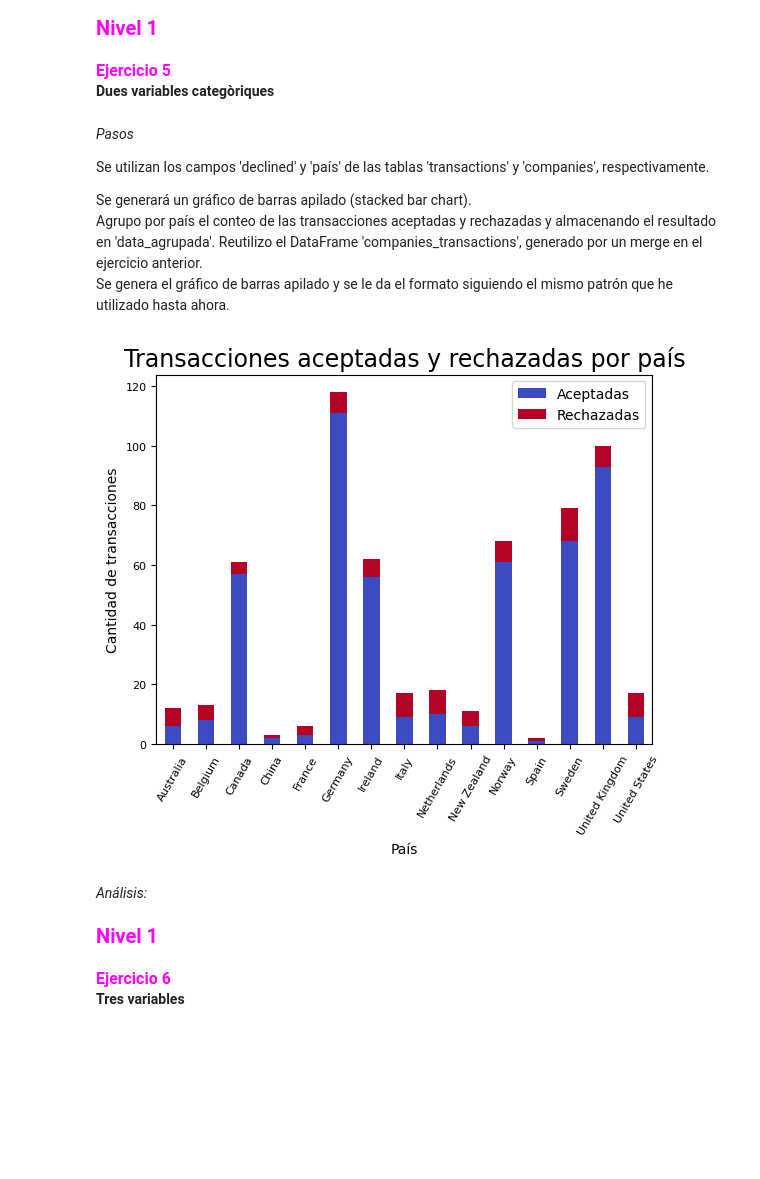
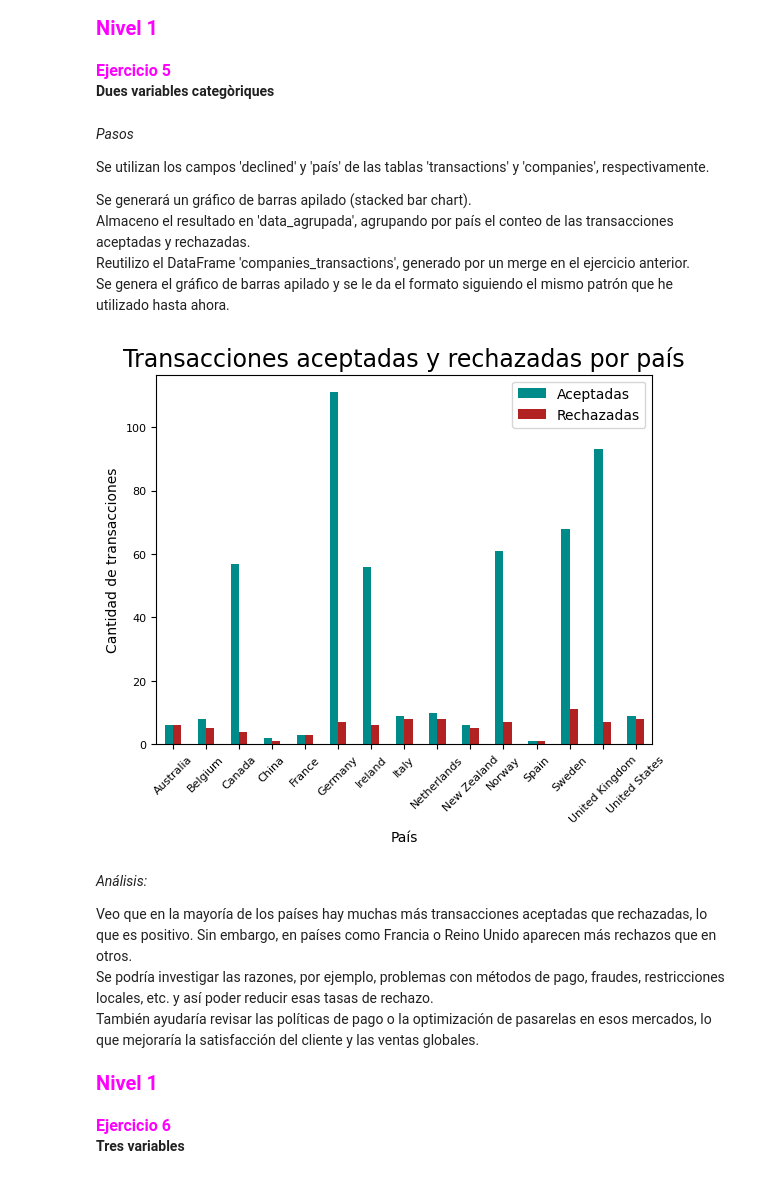
Before and after one commit to Nathalia-GM2912/Data_Analytics_2024, a Jupyter notebook: Sprint_8_Python/Sprint_8.01.ipynb, the cells around one changed output. Drawn from its saved outputs; the diff is of its cells as text; code cells hidden in the pictures; blank space fills up the shorter version.

```diff
--- a/Sprint_8_Python/Sprint_8.01.ipynb
+++ b/Sprint_8_Python/Sprint_8.01.ipynb
@@ -402,25 +402,31 @@ De la misma forma que en cuanto al número de empresas por país, en cuanto a la
 Se utilizan los campos 'declined' y 'país' de las tablas 'transactions' y 'companies', respectivamente.
 
 Se generará un gráfico de barras apilado (stacked bar chart).
-Agrupo por país el conteo de las transacciones aceptadas y rechazadas y almacenando el resultado en 'data_agrupada'. Reutilizo el DataFrame 'companies_transactions', generado por un merge en el ejercicio anterior.
+Almaceno el resultado en 'data_agrupada', agrupando por país el conteo de las transacciones aceptadas y rechazadas.
+Reutilizo el DataFrame 'companies_transactions', generado por un merge en el ejercicio anterior.
 Se genera el gráfico de barras apilado y se le da el formato siguiendo el mismo patrón que he utilizado hasta ahora.
 # %%
 data_agrupada = companies_transactions.groupby('country')['declined'].value_counts().unstack()
 
 data_agrupada.columns = ['Aceptadas', 'Rechazadas']
 
-data_agrupada.plot(kind='bar', stacked=True, fontsize=8, colormap ='coolwarm' )
+data_agrupada.plot(kind='bar', fontsize=8, color=['darkcyan', 'firebrick'] )
+# data_agrupada.plot(kind='bar', stacked=True, fontsize=8, colormap ='coolwarm' )
 
 plt.title('Transacciones aceptadas y rechazadas por país', fontsize=17)
 plt.xlabel('País')
 plt.ylabel('Cantidad de transacciones')
-plt.xticks(rotation=60)
+plt.xticks(rotation=45)
 
 plt.show()
 # %% [output]
-[figure, old version]
+[figure, new version]
-# %% [markdown]
-*Análisis:*
+# %% [markdown]
+*Análisis:*
+
+Veo que en la mayoría de los países hay muchas más transacciones aceptadas que rechazadas, lo que es positivo. Sin embargo, en países como Francia o Reino Unido aparecen más rechazos que en otros.
+Se podría investigar las razones, por ejemplo, problemas con métodos de pago, fraudes, restricciones locales, etc. y así poder reducir esas tasas de rechazo.
+También ayudaría revisar las políticas de pago o la optimización de pasarelas en esos mercados, lo que mejoraría la satisfacción del cliente y las ventas globales.
 # %% [markdown]
 <div style="color: magenta; font-family: Arial; font-size: 20px; font-weight: bold;">
     Nivel 1
```
Also changed, not shown: parts of 3 cells of this notebook.
